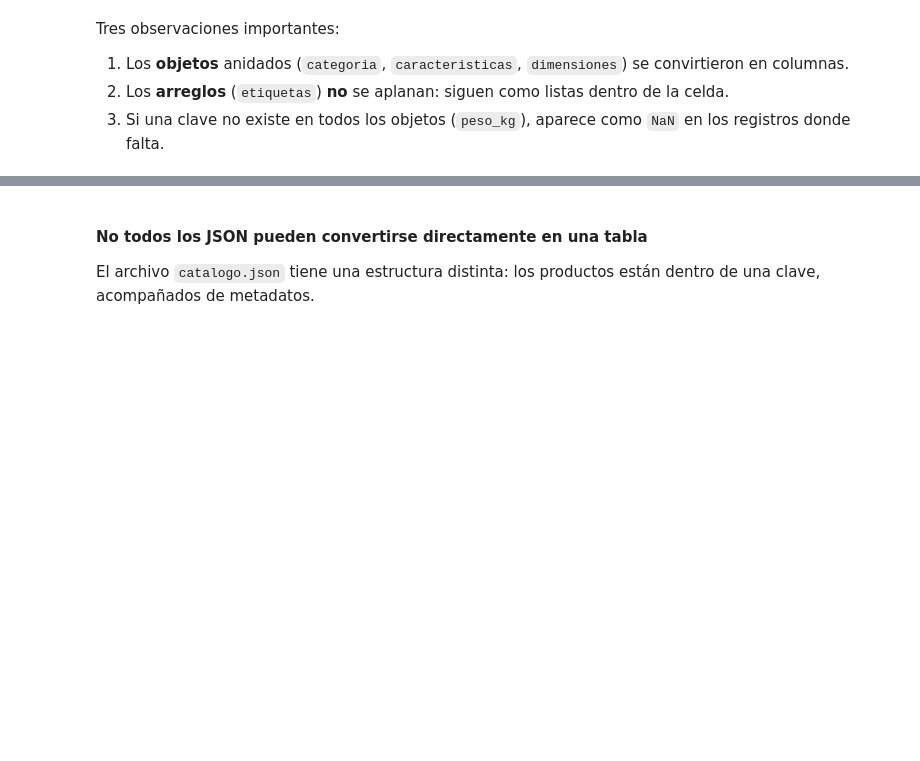
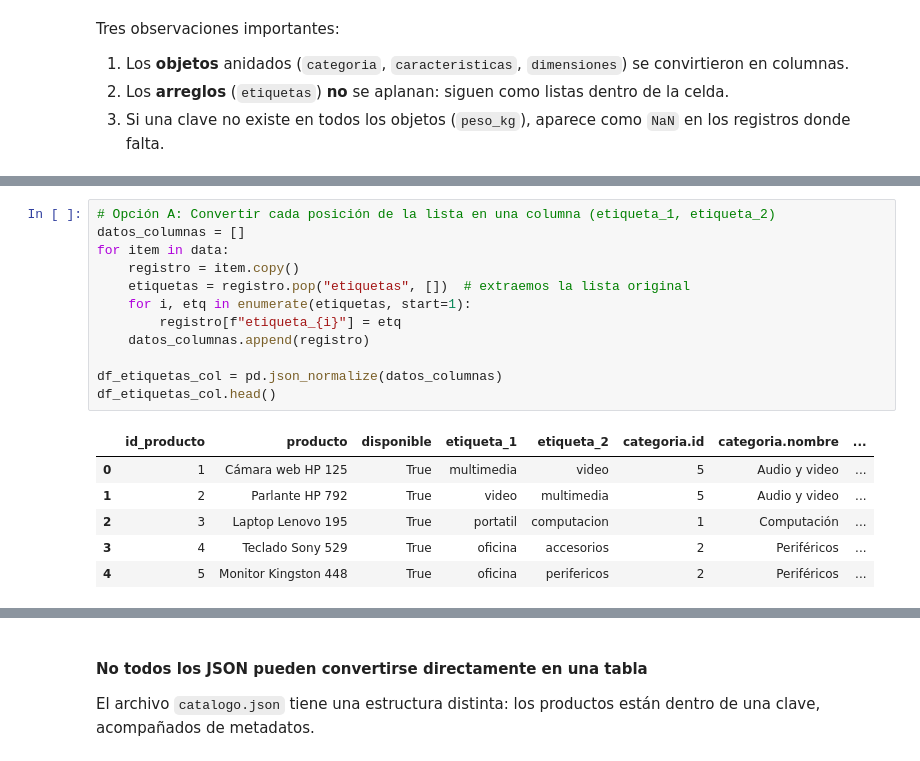
Before and after one commit to JoacoBRM/ciencia-de-datos, a Jupyter notebook: NOTEBOOKS/RDA2_Extraccion_de_datos_con_Python.ipynb, the cells around one changed output, grey strips where cells are left out. Saved outputs shown, nothing was run; the diff lists cells and outputs as text; blank space fills up the shorter version.

```diff
--- a/NOTEBOOKS/RDA2_Extraccion_de_datos_con_Python.ipynb
+++ b/NOTEBOOKS/RDA2_Extraccion_de_datos_con_Python.ipynb
@@ -635,0 +833,19 @@ df_normalizado["caracteristicas.peso_kg"].isnull().sum()
+# %%
+# Opción A: Convertir cada posición de la lista en una columna (etiqueta_1, etiqueta_2)
+datos_columnas = []
+for item in data:
+    registro = item.copy()
+    etiquetas = registro.pop("etiquetas", [])  # extraemos la lista original
+    for i, etq in enumerate(etiquetas, start=1):
+        registro[f"etiqueta_{i}"] = etq
+    datos_columnas.append(registro)
+
+df_etiquetas_col = pd.json_normalize(datos_columnas)
+df_etiquetas_col.head()
+# %% [output]
+|  | id_producto | producto | disponible | etiqueta_1 | etiqueta_2 | categoria.id | categoria.nombre | ... |
+| 0 | 1 | Cámara web HP 125 | True | multimedia | video | 5 | Audio y video | ... |
+| 1 | 2 | Parlante HP 792 | True | video | multimedia | 5 | Audio y video | ... |
+| 2 | 3 | Laptop Lenovo 195 | True | portatil | computacion | 1 | Computación | ... |
+| 3 | 4 | Teclado Sony 529 | True | oficina | accesorios | 2 | Periféricos | ... |
+| 4 | 5 | Monitor Kingston 448 | True | oficina | perifericos | 2 | Periféricos | ... |
```
Also changed, not shown: parts of 72 cells of this notebook, 5 other files.
